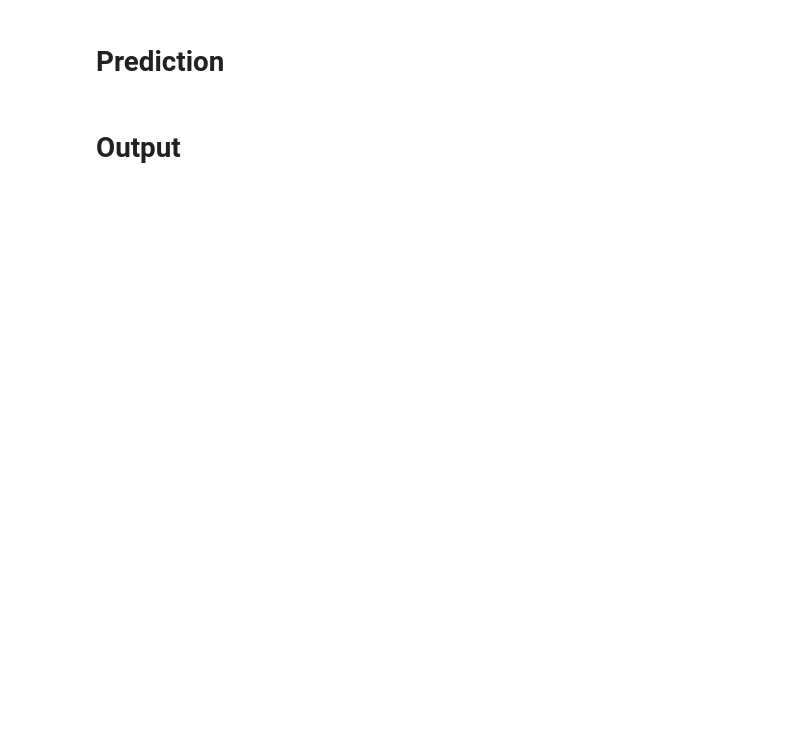
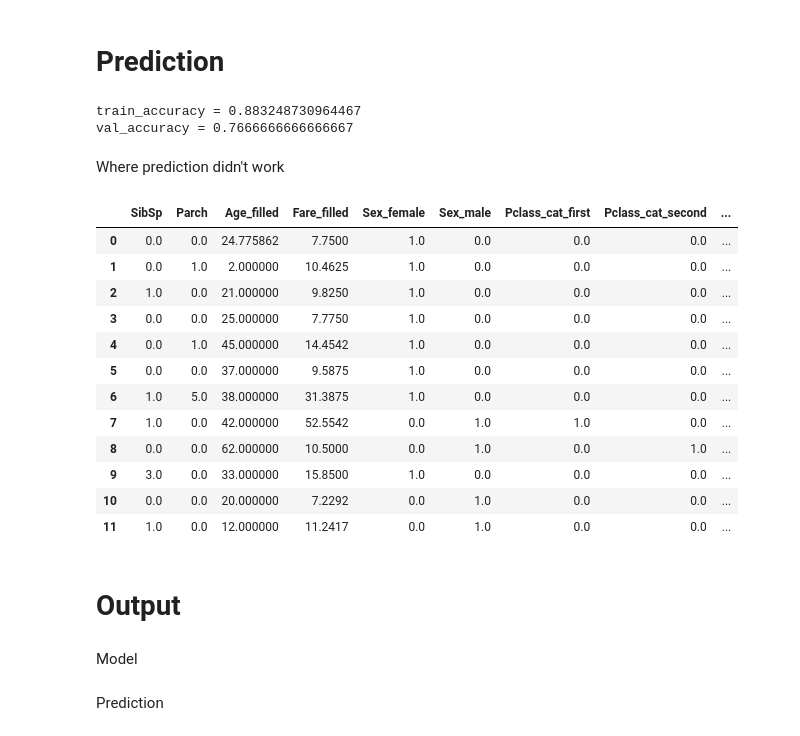
Before and after one commit to seramakiera/Kaggle, a Jupyter notebook: Titanic/randomforest.ipynb, the cells around one changed output. Saved outputs shown, nothing was run; the diff lists cells and outputs as text; code cells hidden in the pictures; blank space fills up the shorter version.

```diff
--- a/Titanic/randomforest.ipynb
+++ b/Titanic/randomforest.ipynb
@@ -24,0 +24,4 @@ y_train.shape
+# %%
+features_ = np.load("./feature_names.npz")
+features = features_['arr_0']
+features
@@ -24,0 +34,7 @@ y_train.shape
+# %%
+x_ = np.load("./x_val.npz")
+x_val = x_['arr_0']
+
+y_ = np.load("./y_val.npz")
+y_val = y_['arr_0']
+x_val.shape, y_val.shape
@@ -105,2 +107,47 @@ prediction = best_model.predict(x_test)
+# %%
+#SibSp	Parch	Age_filled	Fare_filled	Sex_female	Sex_male	Pclass_cat_first	Pclass_cat_second	Pclass_cat_third	Predicted	Target
+
+best_model = RandomForestClassifier(n_estimators=300
+                                    , max_depth=None
+                                    , min_samples_split=10
+                                    #, class_weight={0:1,1:1,2:3,3:4,4:1,5:3,6:3,7:2,8:1}
+                                    )
+best_model.fit(x_train, y_train)
+
+prediction = best_model.predict(x_train)
+train_accuracy = f1_score(y_train, prediction)
+print(f"train_accuracy = {train_accuracy}")
+
+prediction = best_model.predict(x_val)
+val_accuracy = f1_score(y_val, prediction)
+print(f"val_accuracy = {val_accuracy}")
+# %% [output]
+train_accuracy = 0.883248730964467
+val_accuracy = 0.7666666666666667
+# %% [markdown]
+Where prediction didn't work
+# %%
+diffs = pd.DataFrame(x_val[prediction!=y_val]
+            , columns=features)
+diffs["Predicted"] = prediction[prediction!=y_val]
+diffs["Target"] = y_val[prediction!=y_val]
+
+diffs.sort_values(by="Target", ignore_index=True)
+# %% [output]
+|  | SibSp | Parch | Age_filled | Fare_filled | Sex_female | Sex_male | Pclass_cat_first | Pclass_cat_second | ... |
+| 0 | 0.0 | 0.0 | 24.775862 | 7.7500 | 1.0 | 0.0 | 0.0 | 0.0 | ... |
+| 1 | 0.0 | 1.0 | 2.000000 | 10.4625 | 1.0 | 0.0 | 0.0 | 0.0 | ... |
+| 2 | 1.0 | 0.0 | 21.000000 | 9.8250 | 1.0 | 0.0 | 0.0 | 0.0 | ... |
+| 3 | 0.0 | 0.0 | 25.000000 | 7.7750 | 1.0 | 0.0 | 0.0 | 0.0 | ... |
+| 4 | 0.0 | 1.0 | 45.000000 | 14.4542 | 1.0 | 0.0 | 0.0 | 0.0 | ... |
+| 5 | 0.0 | 0.0 | 37.000000 | 9.5875 | 1.0 | 0.0 | 0.0 | 0.0 | ... |
+| 6 | 1.0 | 5.0 | 38.000000 | 31.3875 | 1.0 | 0.0 | 0.0 | 0.0 | ... |
+| 7 | 1.0 | 0.0 | 42.000000 | 52.5542 | 0.0 | 1.0 | 1.0 | 0.0 | ... |
+| 8 | 0.0 | 0.0 | 62.000000 | 10.5000 | 0.0 | 1.0 | 0.0 | 1.0 | ... |
+| 9 | 3.0 | 0.0 | 33.000000 | 15.8500 | 1.0 | 0.0 | 0.0 | 0.0 | ... |
+| 10 | 0.0 | 0.0 | 20.000000 | 7.2292 | 0.0 | 1.0 | 0.0 | 0.0 | ... |
+| 11 | 1.0 | 0.0 | 12.000000 | 11.2417 | 0.0 | 1.0 | 0.0 | 0.0 | ... |
 # %% [markdown]
 # Output
+# %% [markdown]
+Model
@@ -107 +158,3 @@ prediction = best_model.predict(x_test)
+# %% [markdown]
+Prediction
 # %%
```
Also changed, not shown: parts of 16 cells of this notebook, 10 other files.
